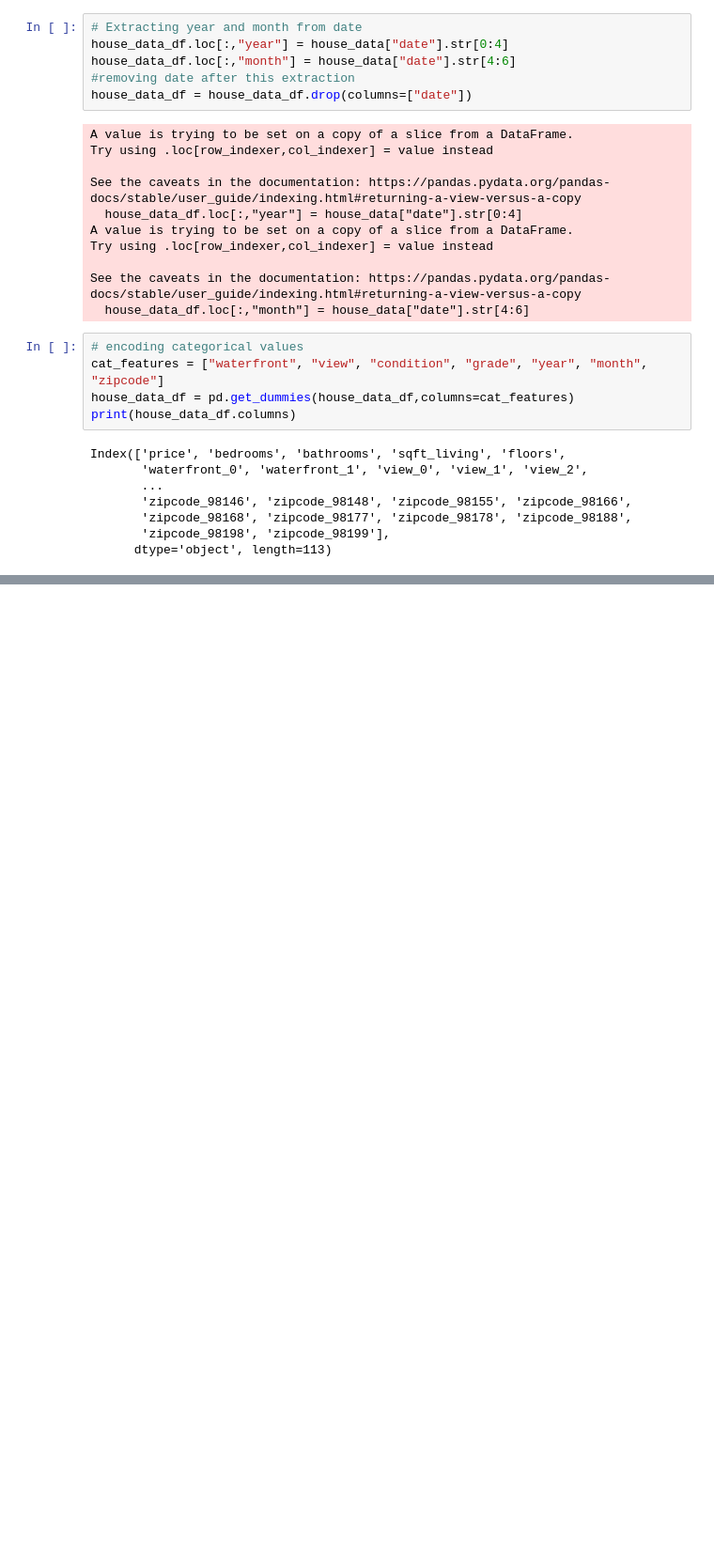
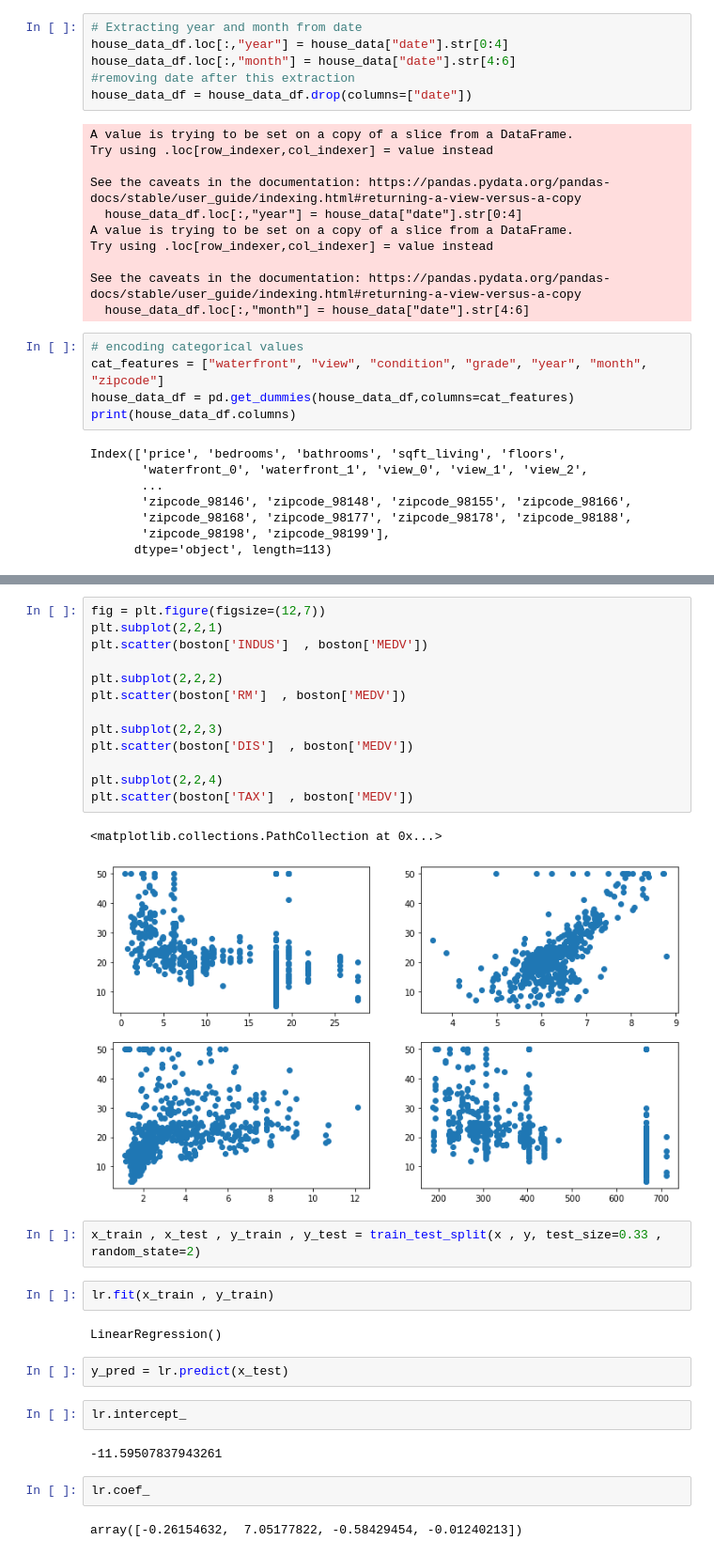
Before and after one commit to nihalnadaf/PYDATABASE, a Jupyter notebook: Explore_Machine_Learning_Python.ipynb, the cells around one changed output, grey strips where cells are left out. Shown at 94% size. Cells and saved outputs as stored; diff of their text form; blank space fills up the shorter version.

```diff
--- a/Explore_Machine_Learning_Python.ipynb
+++ b/Explore_Machine_Learning_Python.ipynb
@@ -493,0 +607,32 @@ Index(['price', 'bedrooms', 'bathrooms', 'sqft_living', 'floors',
+# %%
+fig = plt.figure(figsize=(12,7))
+plt.subplot(2,2,1)
+plt.scatter(boston['INDUS']  , boston['MEDV'])
+
+plt.subplot(2,2,2)
+plt.scatter(boston['RM']  , boston['MEDV'])
+
+plt.subplot(2,2,3)
+plt.scatter(boston['DIS']  , boston['MEDV'])
+
+plt.subplot(2,2,4)
+plt.scatter(boston['TAX']  , boston['MEDV'])
+# %% [output]
+<matplotlib.collections.PathCollection at 0x...>
+[figure, added]
+# %%
+x_train , x_test , y_train , y_test = train_test_split(x , y, test_size=0.33 , random_state=2)
+# %%
+lr.fit(x_train , y_train)
+# %% [output]
+LinearRegression()
+# %%
+y_pred = lr.predict(x_test)
+# %%
+lr.intercept_
+# %% [output]
+-11.59507837943261
+# %%
+lr.coef_
+# %% [output]
+array([-0.26154632,  7.05177822, -0.58429454, -0.01240213])
```
Also changed, not shown: parts of 16 cells of this notebook.
